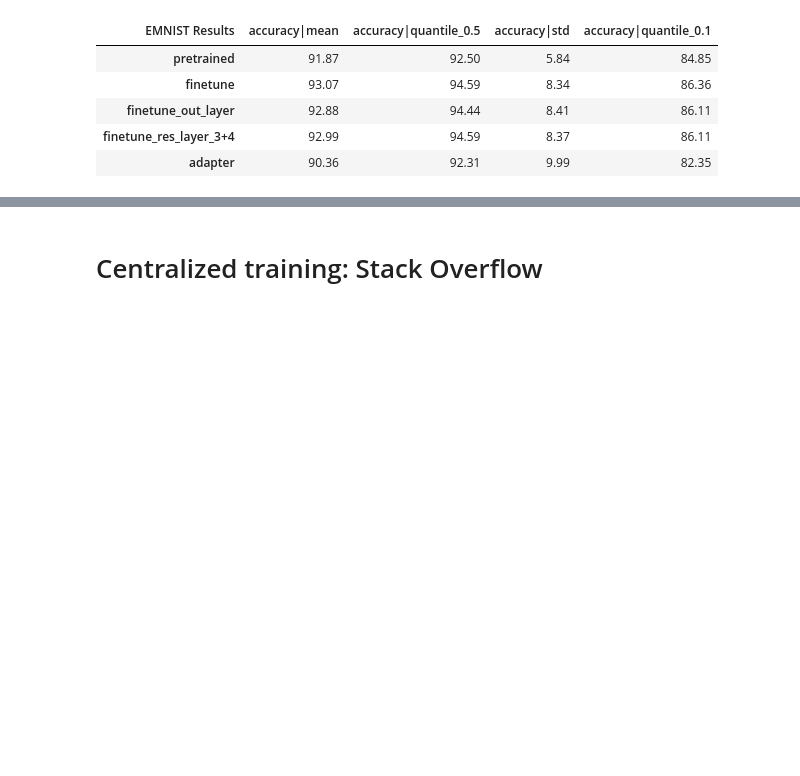
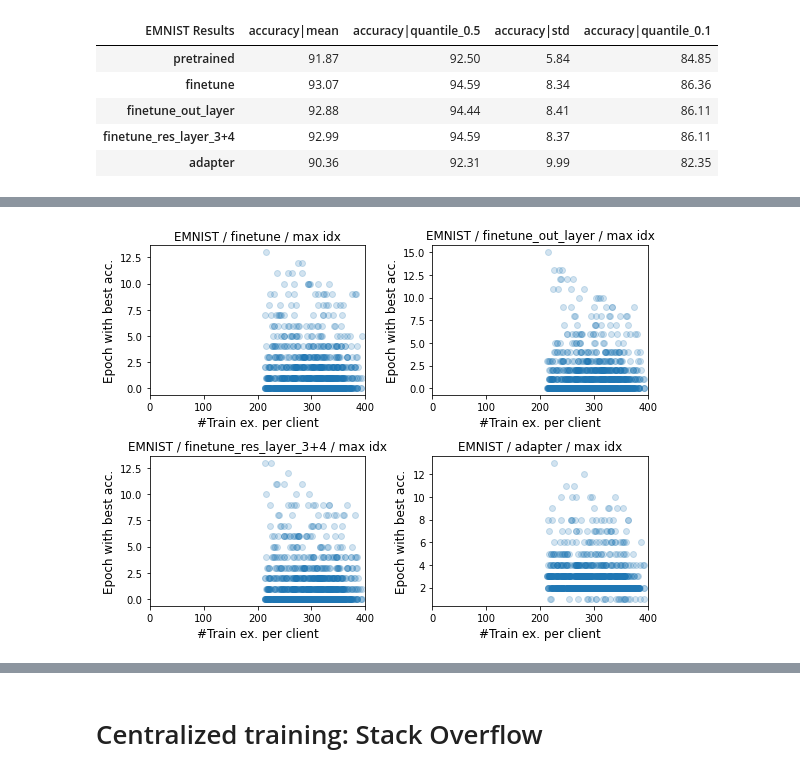
Before and after one commit to facebookresearch/FL_partial_personalization, a Jupyter notebook: parse_outputs.ipynb, the cells around one changed output, grey strips where cells are left out. Drawn from its saved outputs; the diff is of its cells as text; code cells hidden in the pictures; blank space fills up the shorter version.

```diff
--- a/parse_outputs.ipynb
+++ b/parse_outputs.ipynb
@@ -137,0 +283,25 @@ df2
+# %%
+param_list = [
+    "finetune", "finetune_out_layer",
+     "finetune_res_layer_3+4", "adapter"
+]
+
+fn = os.path.join(output_dir, "emnist_{}_all.p")
+
+out_list = []
+
+for param in param_list:
+    out = load_pkl(fn.format(param))
+    out_list.append(out)
+# %%
+f, ax = plt.subplots(2, 2, figsize=(8, 6))
+ax = ax.reshape(-1)
+for i, (param, out) in enumerate(zip(param_list, out_list)):
+    if out is None:
+        print('No output found for', param)
+    else:
+        make_best_iter_scatter(out, ax[i], param, 'EMNIST')
+
+plt.tight_layout()
+# %% [output]
+[figure, added]
```
Also changed, not shown: parts of 22 cells of this notebook, 11 other files.
